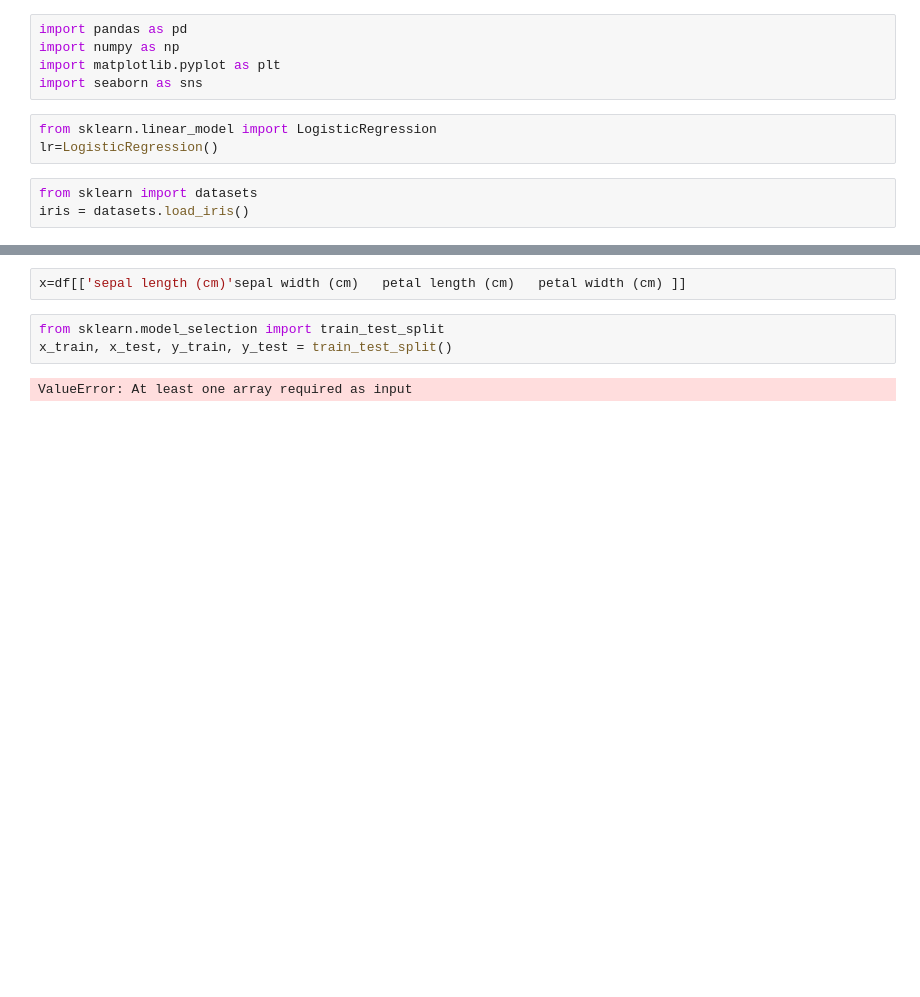
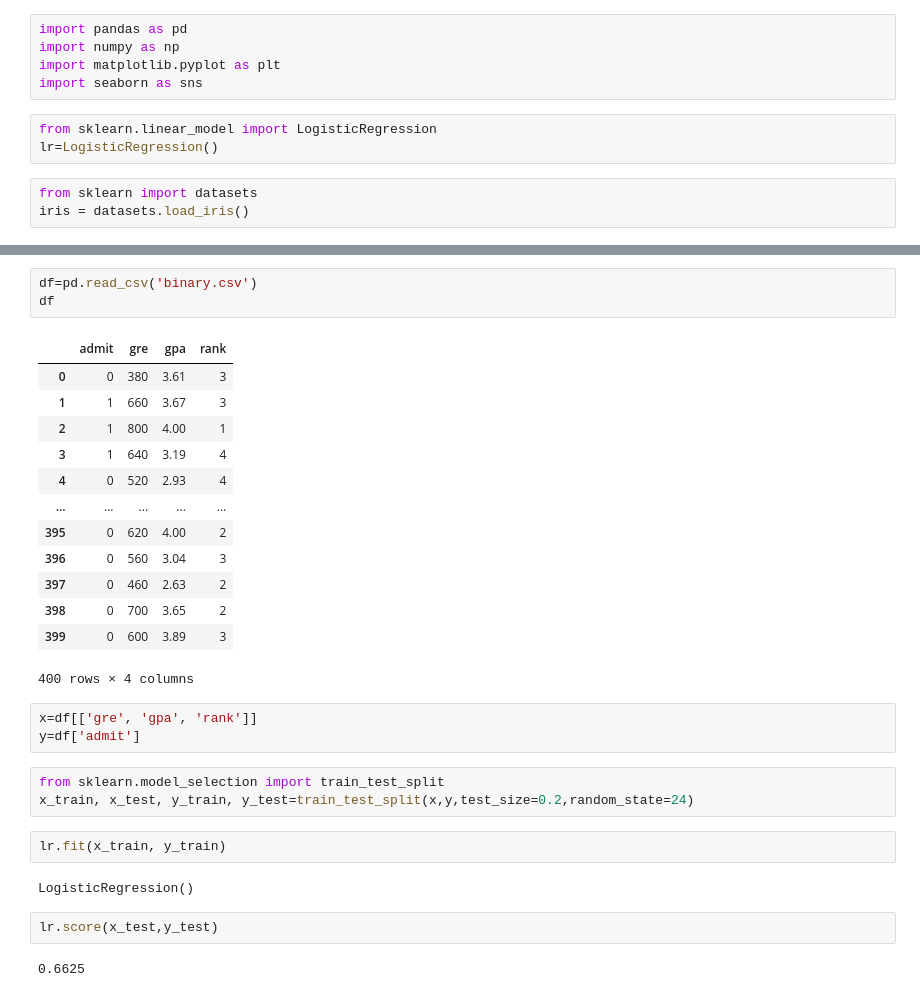
Before and after one commit to Finova-MIT/intro-to-ml-Nekhilesh-Agarwal, a Jupyter notebook: intermediate_1.ipynb, the cells around one changed output, grey strips where cells are left out. Cells and saved outputs as stored; diff of their text form; blank space fills up the shorter version.

```diff
--- a/intermediate_1.ipynb
+++ b/intermediate_1.ipynb
@@ -29,7 +15,31 @@ df
-# %%
-x=df[['sepal length (cm)'sepal width (cm)	petal length (cm)	petal width (cm) ]]
+# %%
+df=pd.read_csv('binary.csv')
+df
+# %% [output]
+|  | admit | gre | gpa | rank |
+| 0 | 0 | 380 | 3.61 | 3 |
+| 1 | 1 | 660 | 3.67 | 3 |
+| 2 | 1 | 800 | 4.00 | 1 |
+| 3 | 1 | 640 | 3.19 | 4 |
+| 4 | 0 | 520 | 2.93 | 4 |
+| ... | ... | ... | ... | ... |
+| 395 | 0 | 620 | 4.00 | 2 |
+| 396 | 0 | 560 | 3.04 | 3 |
+| 397 | 0 | 460 | 2.63 | 2 |
+| 398 | 0 | 700 | 3.65 | 2 |
+| 399 | 0 | 600 | 3.89 | 3 |
+400 rows × 4 columns
+# %%
+x=df[['gre', 'gpa', 'rank']]
+y=df['admit']
 # %%
 from sklearn.model_selection import train_test_split
-x_train, x_test, y_train, y_test = train_test_split()
+x_train, x_test, y_train, y_test=train_test_split(x,y,test_size=0.2,random_state=24)
-# %% [output]
-ValueError: At least one array required as input
+# %%
+lr.fit(x_train, y_train)
+# %% [output]
+LogisticRegression()
+# %%
+lr.score(x_test,y_test)
+# %% [output]
+0.6625
```
Also changed, not shown: parts of 12 cells of this notebook, 1 other file.
